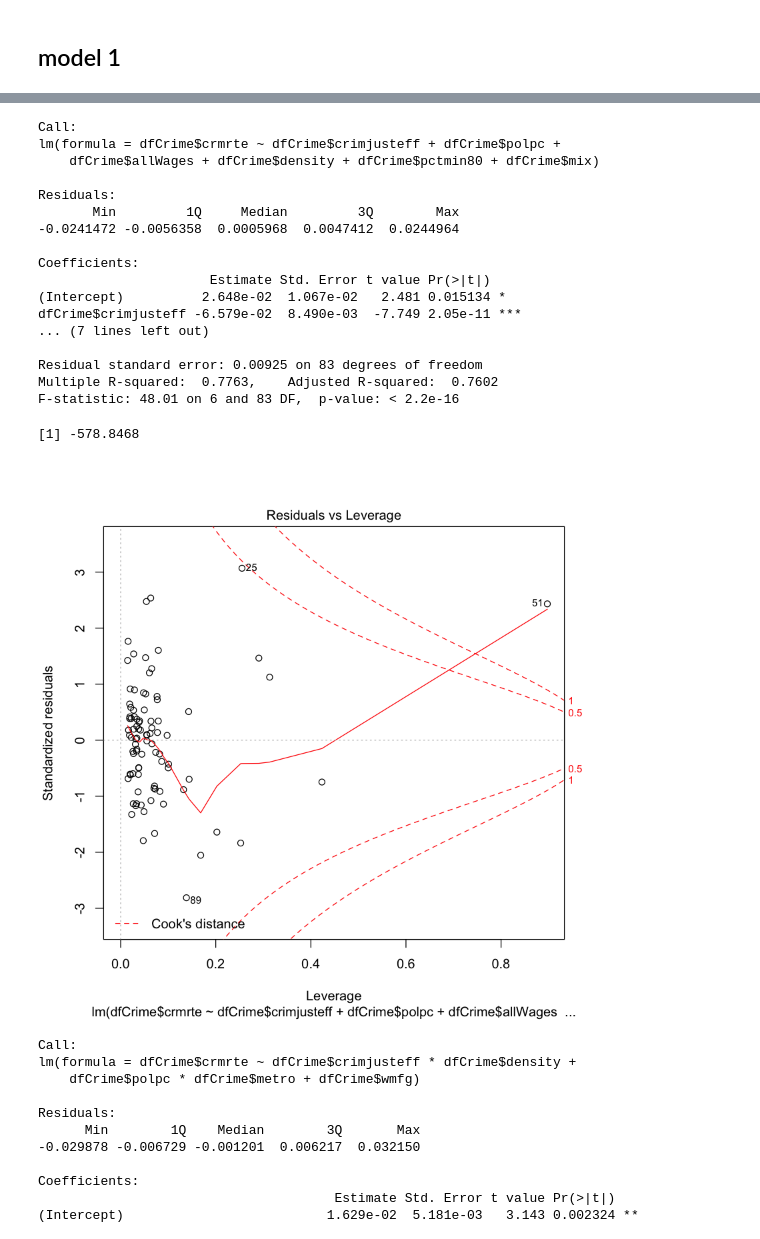
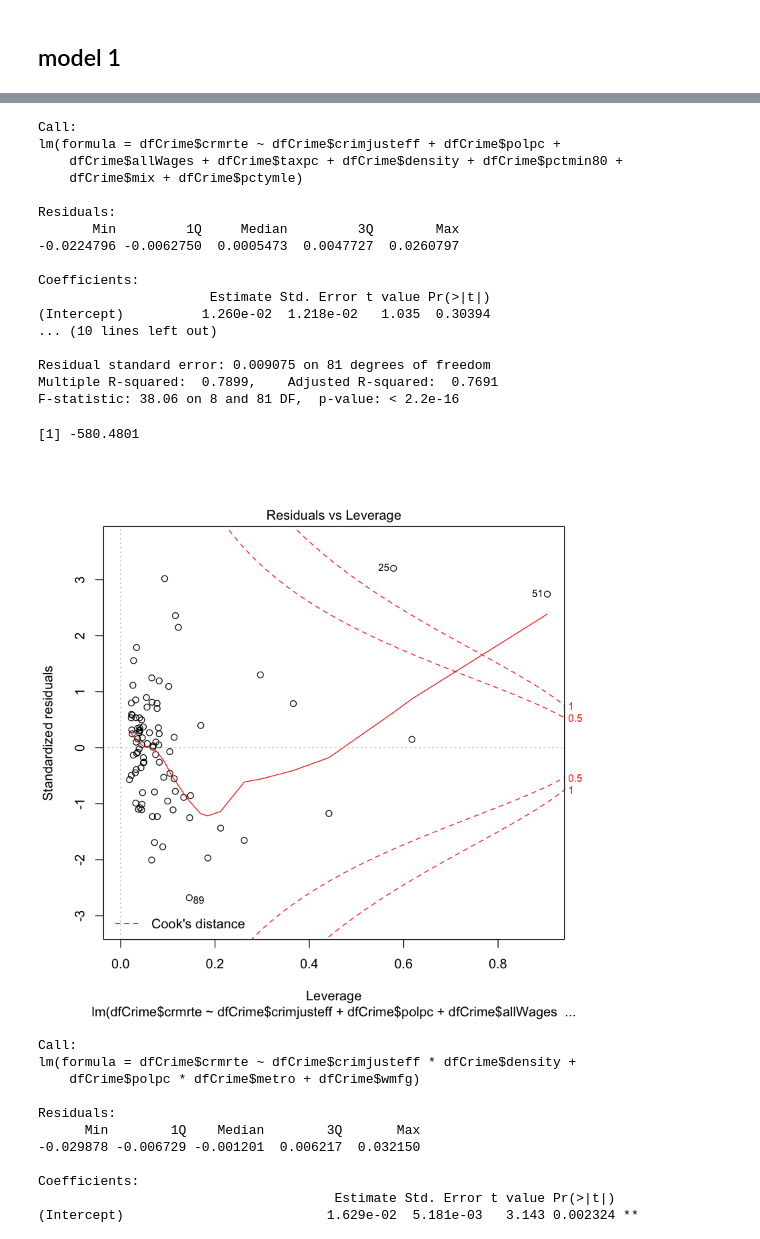
Before and after one commit to kevin-hartman/MIDS_W203_5_Lab3, a Jupyter notebook: model1.ipynb, the cells around one changed output, grey strips where cells are left out. Cells and saved outputs as stored; diff of their text form; code cells hidden in the pictures.

```diff
--- a/model1.ipynb
+++ b/model1.ipynb
@@ -165,33 +184,33 @@ F-statistic: 38.81 on 3 and 86 DF,  p-value: 5.88e-16
 # %%
 # list out high leverage points and rerun with
 # augment find broom package in tidy
 # create new column for dummy variable 0,1 (maybe a package for this?)
 # https://stats.idre.ucla.edu/r/modules/coding-for-categorical-variables-in-regression-models/
-mod2 <- lm(dfCrime$crmrte ~ dfCrime$crimjusteff + dfCrime$polpc + dfCrime$allWages + dfCrime$density +
-           dfCrime$pctmin80 + dfCrime$mix)
+mod2 <- lm(dfCrime$crmrte ~ dfCrime$crimjusteff + dfCrime$polpc + dfCrime$allWages + dfCrime$taxpc + dfCrime$density +
+           dfCrime$pctmin80 + dfCrime$mix + dfCrime$pctymle)
 summary(mod2)
 AIC(mod2)
-plot(mod2, which=5)
+plot(mod2, which=c(5))
 # %% [output]
 Call:
 lm(formula = dfCrime$crmrte ~ dfCrime$crimjusteff + dfCrime$polpc +
-    dfCrime$allWages + dfCrime$density + dfCrime$pctmin80 + dfCrime$mix)
+    dfCrime$allWages + dfCrime$taxpc + dfCrime$density + dfCrime$pctmin80 +
+    dfCrime$mix + dfCrime$pctymle)
 
 Residuals:
        Min         1Q     Median         3Q        Max
--0.0241472 -0.0056358  0.0005968  0.0047412  0.0244964
+-0.0224796 -0.0062750  0.0005473  0.0047727  0.0260797
 
 Coefficients:
                       Estimate Std. Error t value Pr(>|t|)
-(Intercept)          2.648e-02  1.067e-02   2.481 0.015134 *
-dfCrime$crimjusteff -6.579e-02  8.490e-03  -7.749 2.05e-11 ***
-... (7 lines left out)
+(Intercept)          1.260e-02  1.218e-02   1.035  0.30394
+... (10 lines left out)
 
-Residual standard error: 0.00925 on 83 degrees of freedom
-Multiple R-squared:  0.7763,    Adjusted R-squared:  0.7602
-F-statistic: 48.01 on 6 and 83 DF,  p-value: < 2.2e-16
+Residual standard error: 0.009075 on 81 degrees of freedom
+Multiple R-squared:  0.7899,    Adjusted R-squared:  0.7691
+F-statistic: 38.06 on 8 and 81 DF,  p-value: < 2.2e-16
-[1] -578.8468
+[1] -580.4801
-[figure, old version]
+[figure, new version]
 # %%
 dfCrime$crimjusteff <- dfCrime$prbconv * dfCrime$prbarr
 
```
Also changed, not shown: parts of 2 cells of this notebook, 1 other file.
